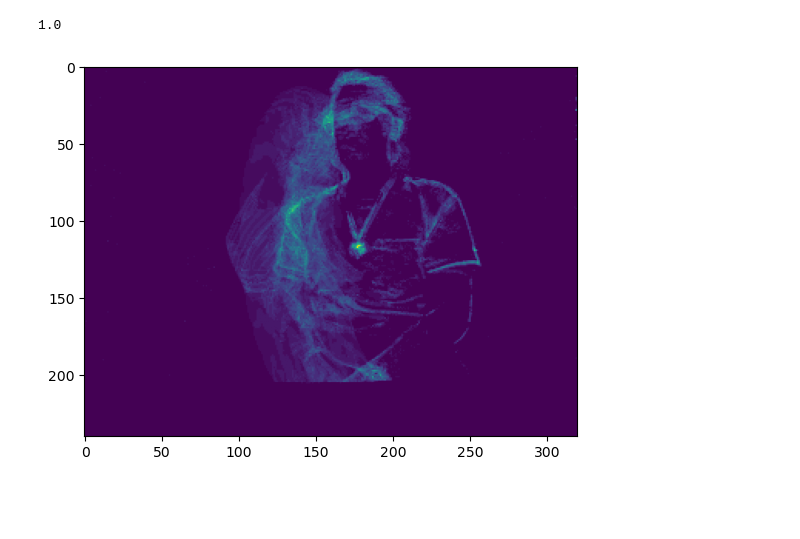
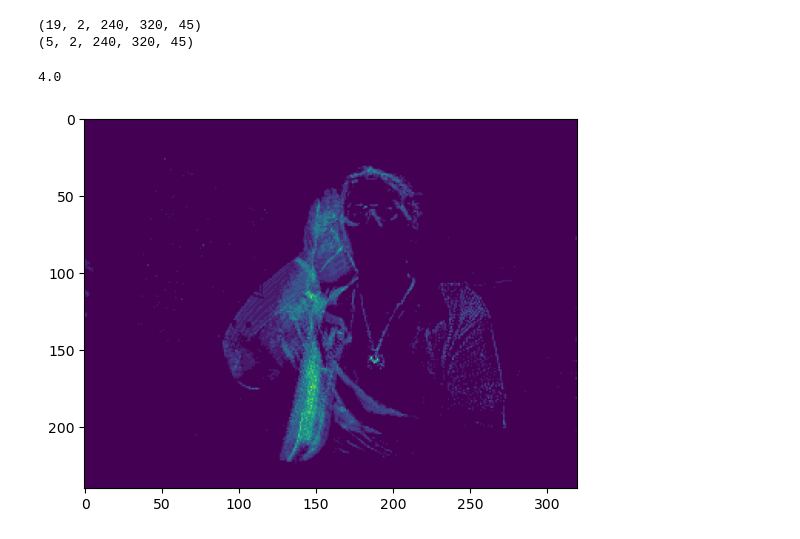
Before and after one commit to j-blake-s/DVS-Data-Collection, a Jupyter notebook: prep/view.ipynb, the cells around one changed output. Saved outputs shown, nothing was run; the diff lists cells and outputs as text; code cells hidden in the pictures; blank space fills up the shorter version.

Commit message:
updated data view

```diff
--- a/prep/view.ipynb
+++ b/prep/view.ipynb
@@ -2,16 +2,22 @@
 import matplotlib.pyplot as plt
 import numpy as np
 # %%
-with np.load("ASL-Signs.npz") as data:
+with np.load("../ASL-Signs.npz") as data:
   trainX = data['tX']
   trainY = data['tY']
   valX = data['vX']
   valY = data['vY']
+
+print(trainX.shape)
+print(valX.shape)
+# %% [output]
+(19, 2, 240, 320, 45)
+(5, 2, 240, 320, 45)
 # %%
 idx=4
 plt.figure()
-plt.imshow(np.sum(trainX[idx,0,:,:,:], axis=-1))
+plt.imshow(np.sum(valX[idx,0,:,:,:], axis=-1))
 print(trainY[idx])
 # %% [output]
-1.0
+4.0
-[figure, old version]
+[figure, new version]
```
Also changed, not shown: parts of 1 cell of this notebook.
